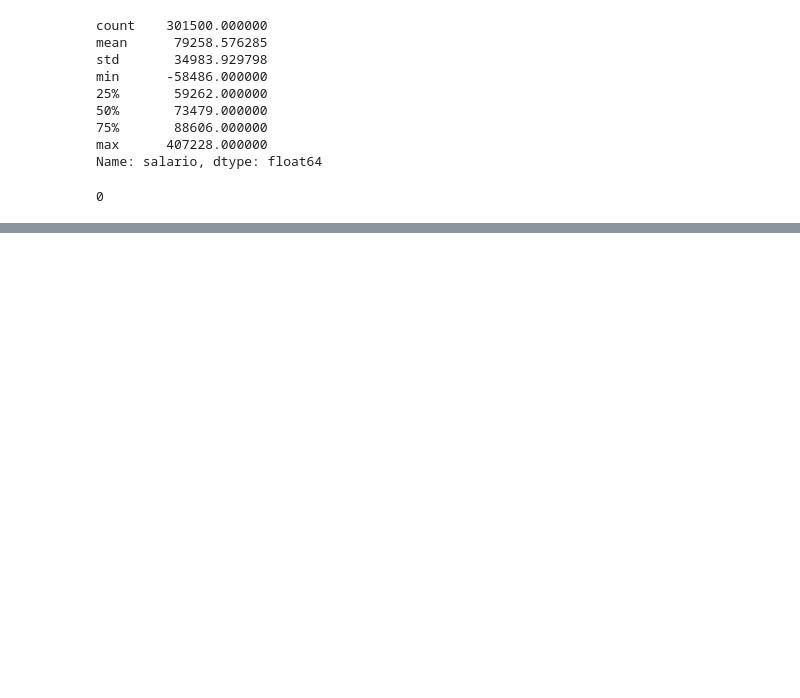
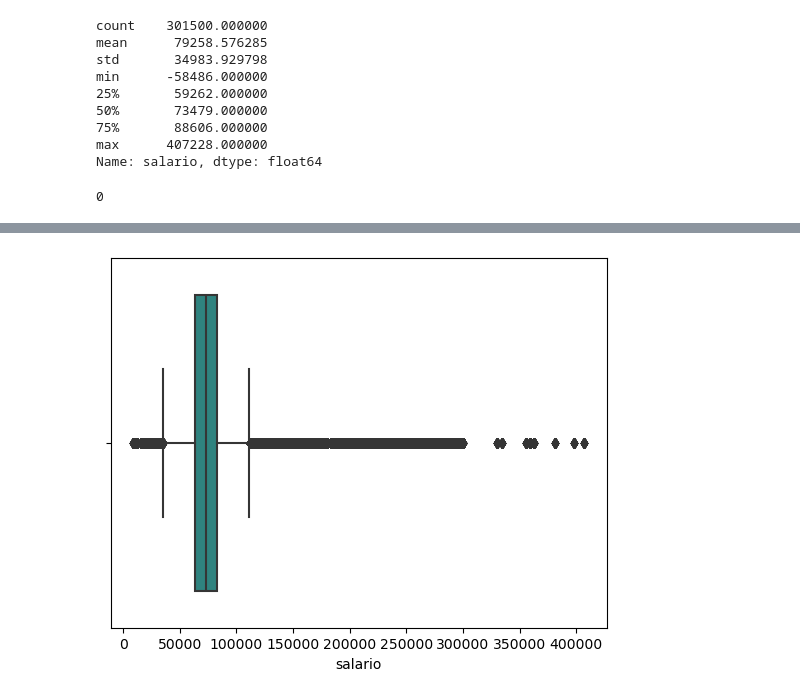
Before and after one commit to Adalab/bda-modulo-3-evaluacion-final-VeronicaVerdugo, a Jupyter notebook: M3-Evaluacion-VeronicaVerdugo.ipynb, the cells around one changed output, grey strips where cells are left out. Cells and saved outputs as stored; diff of their text form; code cells hidden in the pictures; blank space fills up the shorter version.

```diff
--- a/M3-Evaluacion-VeronicaVerdugo.ipynb
+++ b/M3-Evaluacion-VeronicaVerdugo.ipynb
@@ -409,8 +233,0 @@ IntCastingNaNError: Cannot convert non-finite values (NA or inf) to integer
-# %%
-## Replace: reemplazar valores en una columna
-df['pdays'] = df['pdays'].replace(999, np.nan)
-# %%
-# Map: aplicar una función a cada valor de una columna
-
-df['loan'] = df['loan'].map({0.0: "No", 1.0: "Si"})
-df.head()
@@ -438,0 +327,3 @@ df_cl.sample(10)
+# %%
+df["salario"]=df["salario"].abs() # convertir los negativos en positivos
+df["salario"].describe() # Comprobación
@@ -438,0 +340,16 @@ df_cl.sample(10)
+# %%
+# Los nulos en el salario. Considero que el salario es un dato relevante asi que voy a imputarlo.
+# Entiendo que el salario tiene que ver con el trabajo que uno hace y este está relacionado también con el nivel de estudios, y
+# y otros datos de los que disponemos (genero, estado civil,valor_total_cliente incluso la provincia).
+# Entre los métodos de los que dispongo me parece que el más adecuado es KNNImputer: una técnica que se basa en el algoritmo de vecinos más cercanos
+# para llenar los valores faltantes en nuestros datos. Pero como no dispongo del tiempo ni conexión suficiente voy a optar por imputarlos con la mediana.
+# La imputación de mediana es adecuada cuando la distribución de los datos es asimétrica. Nos pasa sobre todo con la distribución de los outliers en los salarios más altos.
+mediana_salario = df["salario"].median()
+df["salario"] = df["salario"].fillna(mediana_salario)
+# %%
+# Visualizamos que no hay salarios negativos y la distribución ahora es más lógica.
+sns.boxplot(data = df,
+            x= "salario",
+            palette= "viridis");
+# %% [output]
+[figure, added]
```
Also changed, not shown: parts of 39 cells of this notebook, 3 other files.
